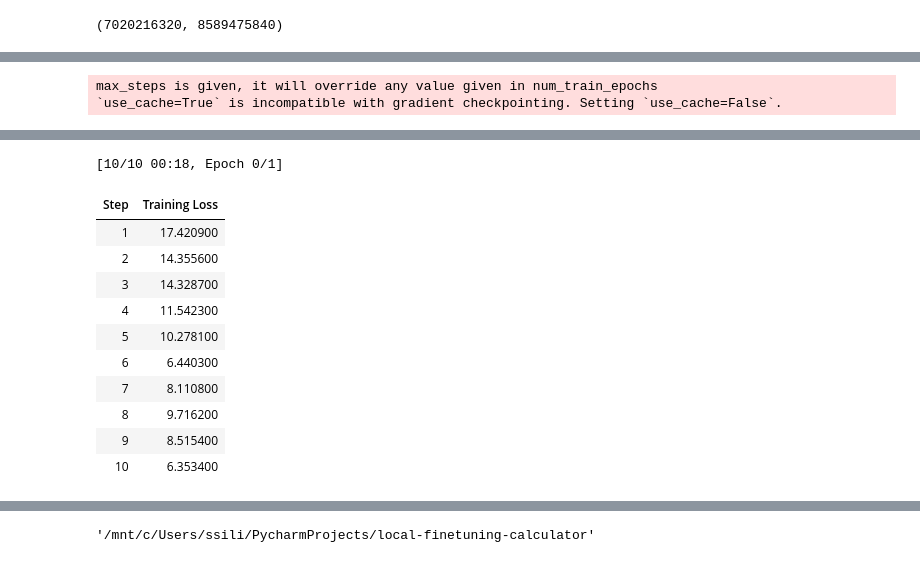
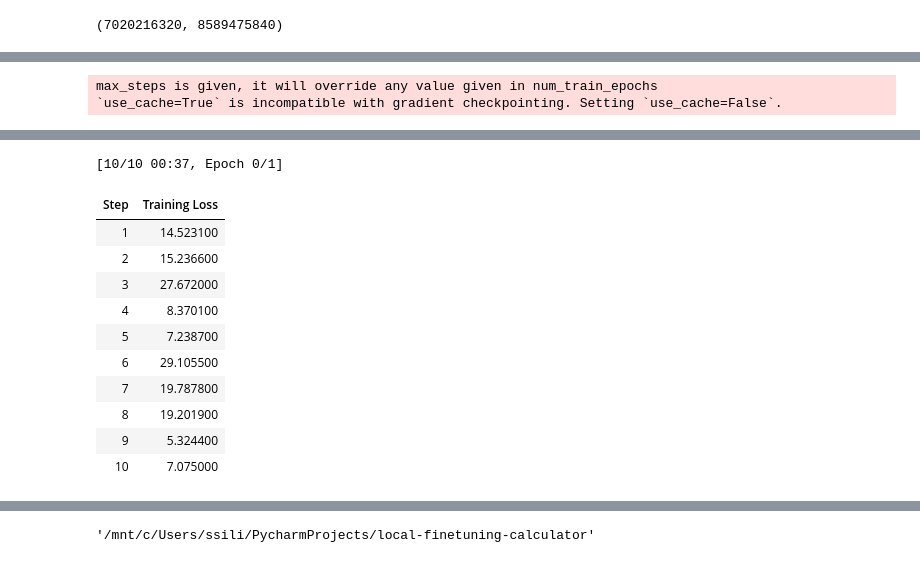
Before and after one commit to BareBeaverBat/local-finetuning-calculator, a Jupyter notebook: gemma_7b_experiments.ipynb, the cells around one changed output, grey strips where cells are left out. Cells and saved outputs as stored; diff of their text form; code cells hidden in the pictures.

```diff
--- a/gemma_7b_experiments.ipynb
+++ b/gemma_7b_experiments.ipynb
@@ -37,9 +37,9 @@ eight_bnb_config = BitsAndBytesConfig(
 bnb_config = four_bnb_config
 
 lora_config = LoraConfig(
-    r=32,
+    r=16,
     target_modules=["embed_tokens",
-         #"q_proj", "o_proj", "k_proj", "v_proj",
+         "q_proj", "o_proj", "k_proj", "v_proj",
                     "gate_proj", "up_proj", "down_proj"
                     ],# reminder, can use "all-linear" (not inside list) for the expansive case https://huggingface.co/docs/peft/developer_guides/lora#qlora-style-training
     task_type="CAUSAL_LM",
@@ -47,7 +47,7 @@ lora_config = LoraConfig(
     #todo investigate whether it's worth trying Dora, iirc that was said to be especially helpful when lora rank is low
 )
 
-seq_len = 16
+seq_len = 32
 # %%
 
 eli5_train_test = eli5_train_test.flatten()
@@ -155,7 +155,7 @@ with torch.profiler.profile(
         train_dataset=fixed_len_train_dset,
         eval_dataset=fixed_len_eval_dset,
         args=TrainingArguments(
-            per_device_train_batch_size=1,
+            per_device_train_batch_size=4,
             # gradient_accumulation_steps=4,
             warmup_steps=2,
             max_steps=10,
@@ -209,12 +209,12 @@ start training at 2024-04-29 08:28:05
-[10/10 00:18, Epoch 0/1]
+[10/10 00:37, Epoch 0/1]
 | Step | Training Loss |
-| 1 | 17.420900 |
-| 2 | 14.355600 |
-| 3 | 14.328700 |
-| 4 | 11.542300 |
-| 5 | 10.278100 |
-| 6 | 6.440300 |
-| 7 | 8.110800 |
-| 8 | 9.716200 |
-| 9 | 8.515400 |
-| 10 | 6.353400 |
+| 1 | 14.523100 |
+| 2 | 15.236600 |
+| 3 | 27.672000 |
+| 4 | 8.370100 |
+| 5 | 7.238700 |
+| 6 | 29.105500 |
+| 7 | 19.787800 |
+| 8 | 19.201900 |
+| 9 | 5.324400 |
+| 10 | 7.075000 |
```
Also changed, not shown: parts of 4 cells of this notebook, 4 other files.
